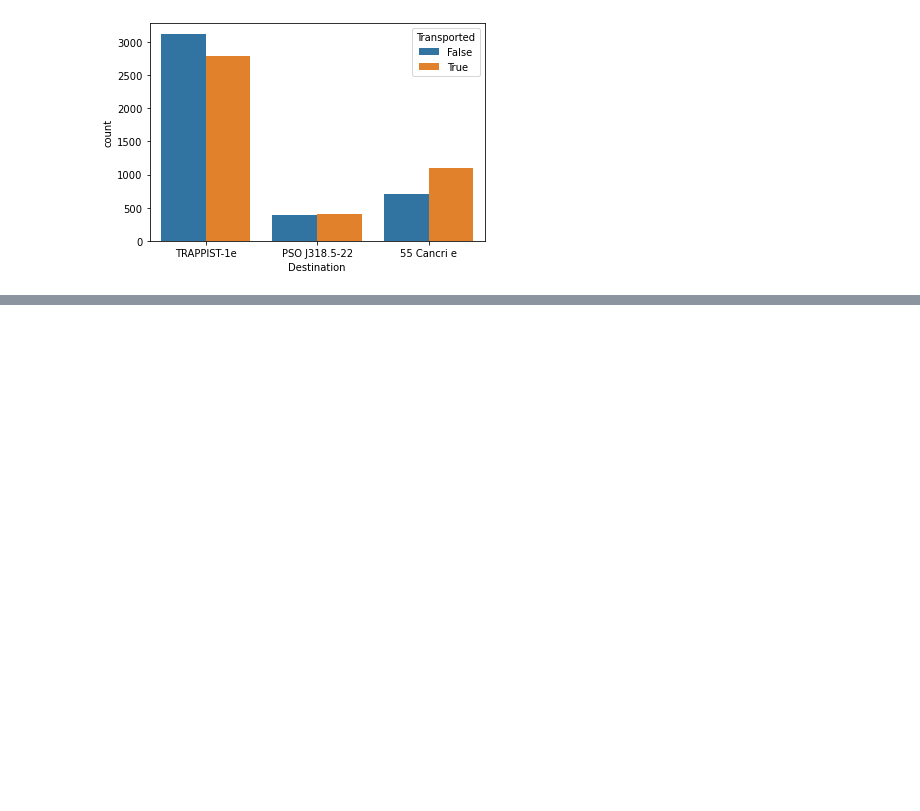
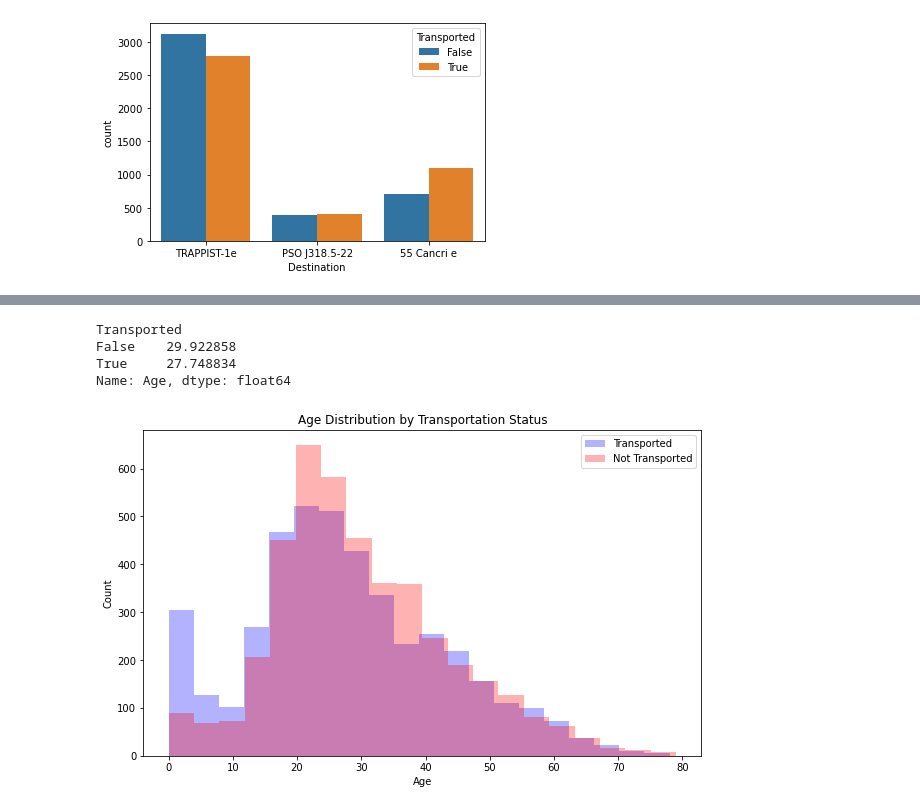
Before and after one commit to brianellis1997/Spaceship-Titanic, a Jupyter notebook: spaceship-titanic/Work.ipynb, the cells around one changed output, grey strips where cells are left out. Saved outputs shown, nothing was run; the diff lists cells and outputs as text; code cells hidden in the pictures; blank space fills up the shorter version.

```diff
--- a/spaceship-titanic/Work.ipynb
+++ b/spaceship-titanic/Work.ipynb
@@ -363,0 +403,28 @@ sns.countplot(train['Destination'], hue=train['Transported'])
+# %%
+train.groupby('Transported')['Age'].mean()
+# %% [output]
+Transported
+False    29.922858
+True     27.748834
+Name: Age, dtype: float64
+# %%
+fig, ax = plt.subplots(figsize=(10, 6))
+
+# Histogram for passengers who were transported
+ax.hist(train['Age'][train['Transported'] == True], bins=20, alpha=0.3, color='blue', label='Transported')
+
+# Histogram for passengers who were not transported
+ax.hist(train['Age'][train['Transported'] == False], bins=20, alpha=0.3, color='red', label='Not Transported')
+
+# Adding title and labels
+ax.set_title('Age Distribution by Transportation Status')
+ax.set_xlabel('Age')
+ax.set_ylabel('Count')
+
+# Adding legend to distinguish the groups
+ax.legend()
+
+# Show the plot
+plt.show()
+# %% [output]
+[figure, added]
```
Also changed, not shown: parts of 6 cells of this notebook.
